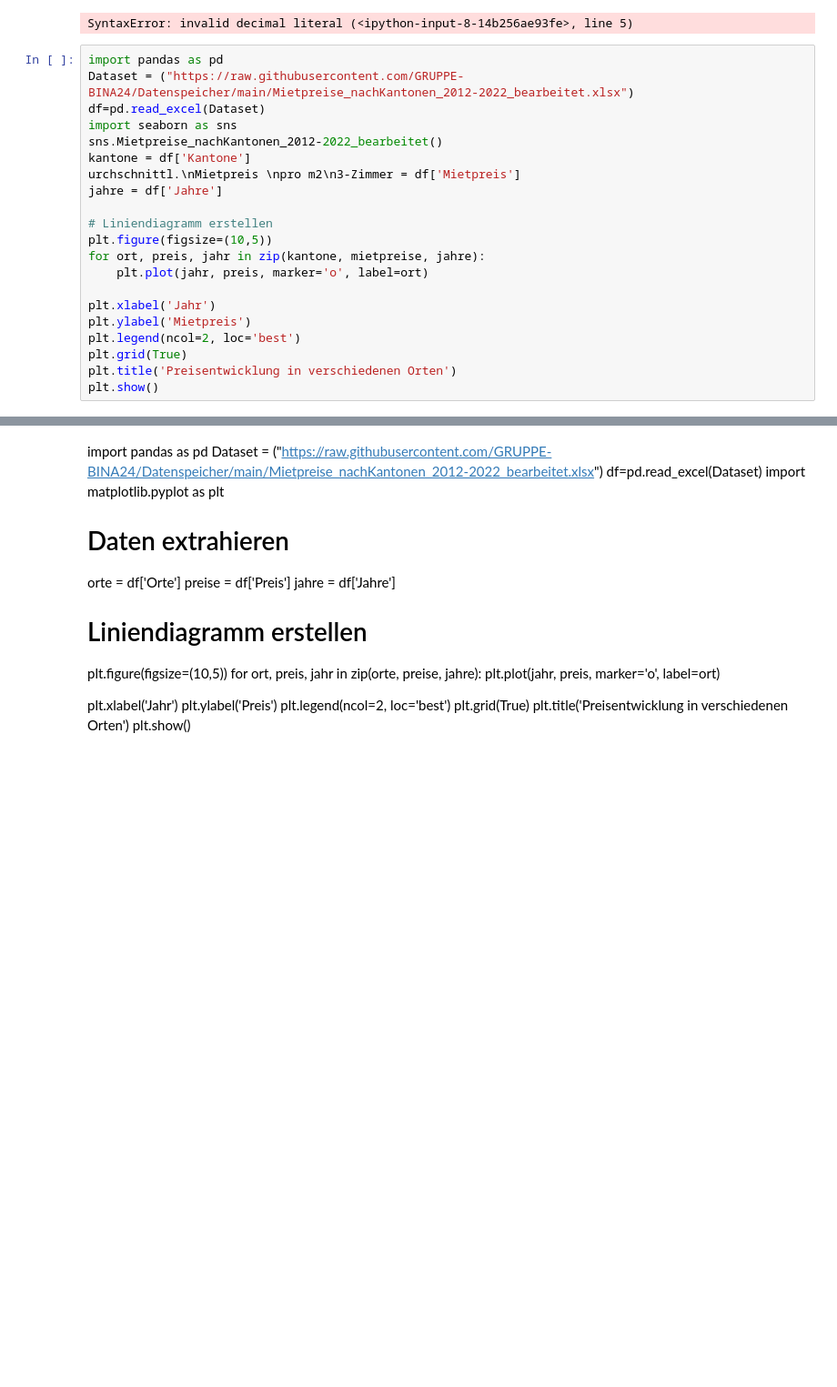
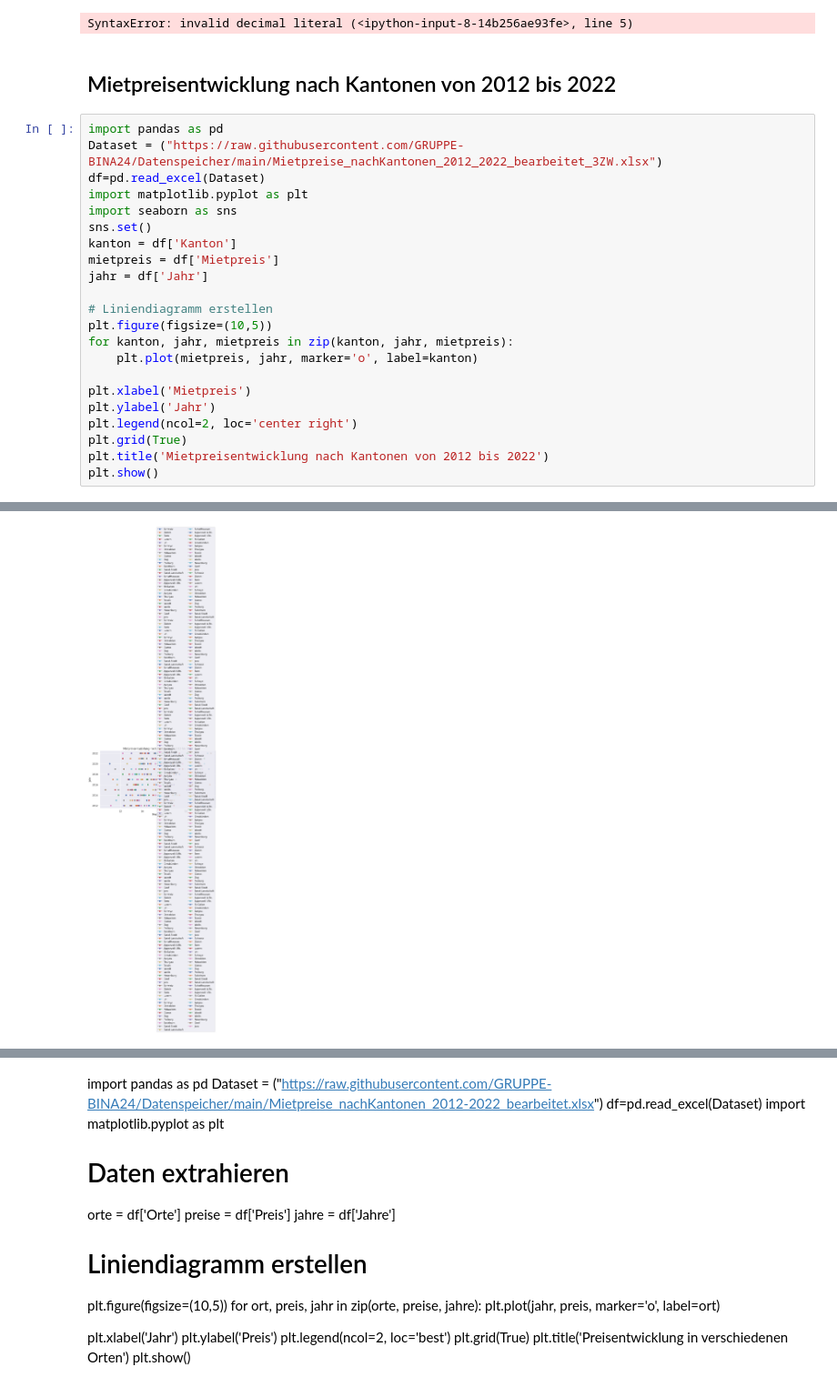
Before and after one commit to GRUPPE-BINA24/Datenspeicher, a Jupyter notebook: Kopie_Antonia_Semesterarbeit_BINA.ipynb, the cells around one changed output, grey strips where cells are left out. Shown at 91% size. Cells and saved outputs as stored; diff of their text form; blank space fills up the shorter version.

Commit message:
Erste Versuche Diagramm

```diff
--- a/Kopie_Antonia_Semesterarbeit_BINA.ipynb
+++ b/Kopie_Antonia_Semesterarbeit_BINA.ipynb
@@ -112,25 +112,28 @@ plt.plot(x, y)
 plt.legend('ABCDEF', ncol=2, loc='best');
 # %% [output]
 SyntaxError: invalid decimal literal (<ipython-input-8-14b256ae93fe>, line 5)
+# %% [markdown]
+## Mietpreisentwicklung nach Kantonen von 2012 bis 2022
 # %%
 import pandas as pd
-Dataset = ("https://raw.githubusercontent.com/GRUPPE-BINA24/Datenspeicher/main/Mietpreise_nachKantonen_2012-2022_bearbeitet.xlsx")
+Dataset = ("https://raw.githubusercontent.com/GRUPPE-BINA24/Datenspeicher/main/Mietpreise_nachKantonen_2012_2022_bearbeitet_3ZW.xlsx")
 df=pd.read_excel(Dataset)
+import matplotlib.pyplot as plt
 import seaborn as sns
-sns.Mietpreise_nachKantonen_2012-2022_bearbeitet()
-kantone = df['Kantone']
-urchschnittl.\nMietpreis \npro m2\n3-Zimmer = df['Mietpreis']
-jahre = df['Jahre']
+sns.set()
+kanton = df['Kanton']
+mietpreis = df['Mietpreis']
+jahr = df['Jahr']
 
 # Liniendiagramm erstellen
 plt.figure(figsize=(10,5))
-for ort, preis, jahr in zip(kantone, mietpreise, jahre):
-    plt.plot(jahr, preis, marker='o', label=ort)
+for kanton, jahr, mietpreis in zip(kanton, jahr, mietpreis):
+    plt.plot(mietpreis, jahr, marker='o', label=kanton)
 
-plt.xlabel('Jahr')
-plt.ylabel('Mietpreis')
-plt.legend(ncol=2, loc='best')
+plt.xlabel('Mietpreis')
+plt.ylabel('Jahr')
+plt.legend(ncol=2, loc='center right')
 plt.grid(True)
-plt.title('Preisentwicklung in verschiedenen Orten')
+plt.title('Mietpreisentwicklung nach Kantonen von 2012 bis 2022')
 plt.show()
 # %% [output]
@@ -137,0 +140 @@ SyntaxError: invalid decimal literal (<ipython-input-10-8b22a5c7aaac>, line 5)
+[figure, added]
```
Also changed, not shown: parts of 2 cells of this notebook.
